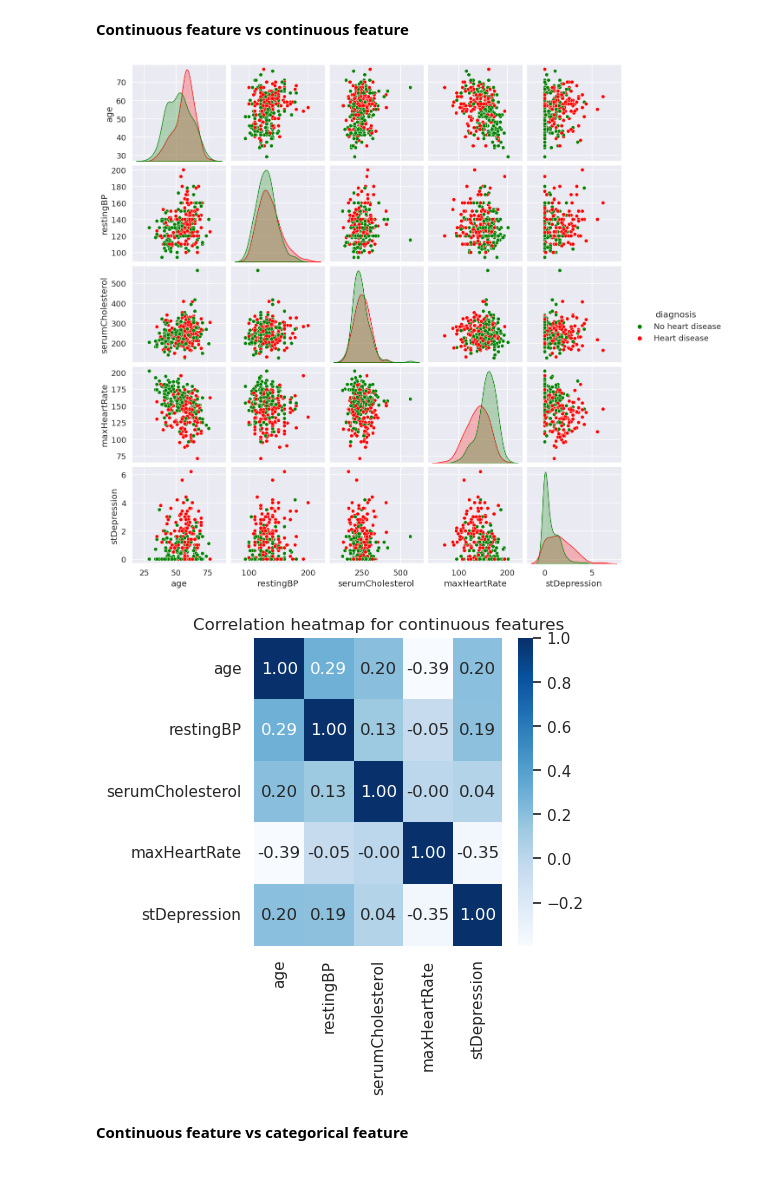
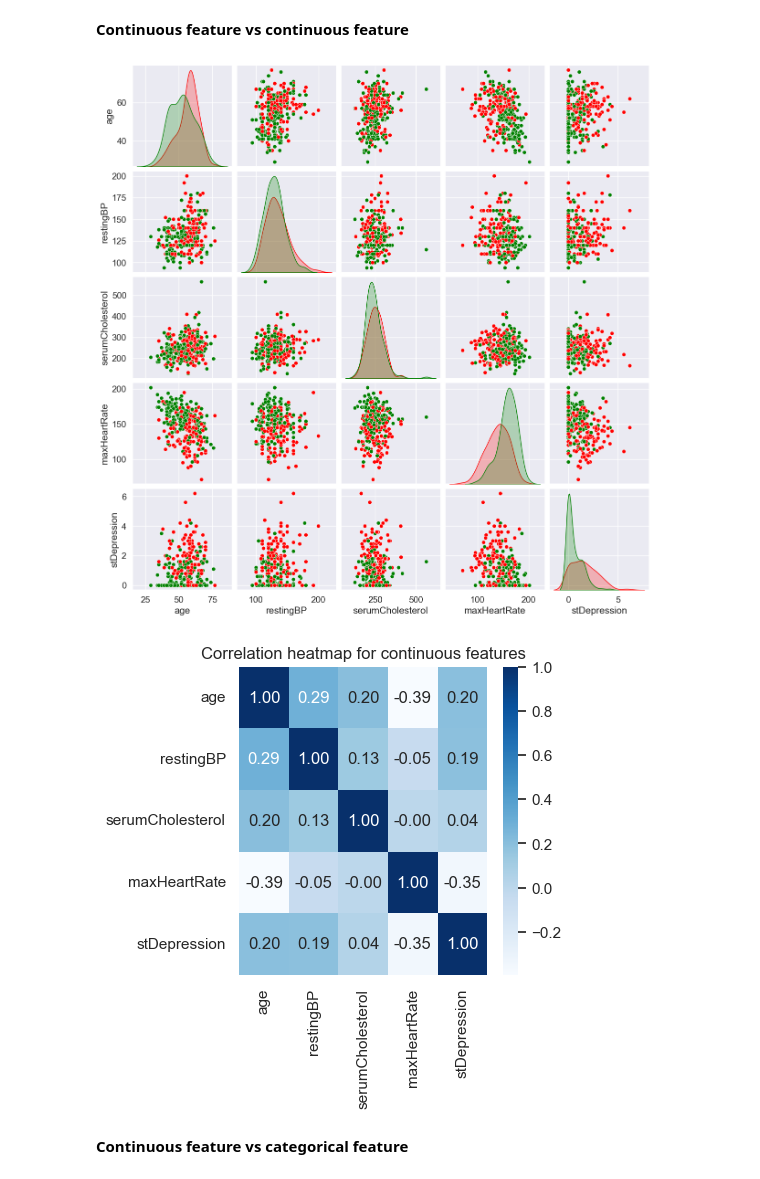
Before and after one commit to icbaptista/heart-disease-prediction-with-ML, a Jupyter notebook: analysis.ipynb, the cells around one changed output. Cells and saved outputs as stored; diff of their text form; code cells hidden in the pictures.

```diff
--- a/analysis.ipynb
+++ b/analysis.ipynb
@@ -241,22 +246,24 @@ plt.show()
 # %%
 # Scatter matrix (used for continuous features)
 
 # In last column, replace 0's by "No heart disesase" and 1's by "Heart disease"
 continuousColumnsWithOutput = continuousColumns.copy()
 continuousColumnsWithOutput["diagnosis"] = data["diagnosis"]
 dictReplace = {0: "No heart disease", 1: "Heart disease"}
 continuousColumnsWithOutput["diagnosis"] = continuousColumnsWithOutput["diagnosis"].replace(dictReplace)
 
-sns.set(font_scale=1.2)
+sns.set(font_scale=1.25)
 myPalette = {"No heart disease":"green", "Heart disease":"red"}
 matrix = sns.pairplot(
     continuousColumnsWithOutput,
-    hue='diagnosis',
-    palette=myPalette)
+    hue="diagnosis",
+    palette=myPalette,
+    diag_kws={'legend': False})
+matrix._legend.remove()
 plt.show()
 sns.set(font_scale=1)
 # %% [output]
-[figure, old version]
+[figure, new version]
 # %%
 # Correlation heatmap (used for continuous features)
 plt.figure(figsize=(4, 4))
@@ -264,7 +271,7 @@ sns.heatmap(continuousColumns.corr(), cmap='Blues', annot=True, fmt=".2f")
 plt.title("Correlation heatmap for continuous features")
 plt.show()
 # %% [output]
-[figure, old version]
+[figure, new version]
 # %% [markdown]
 **Continuous feature vs categorical feature**
 # %%
```
Also changed, not shown: parts of 7 cells of this notebook.
